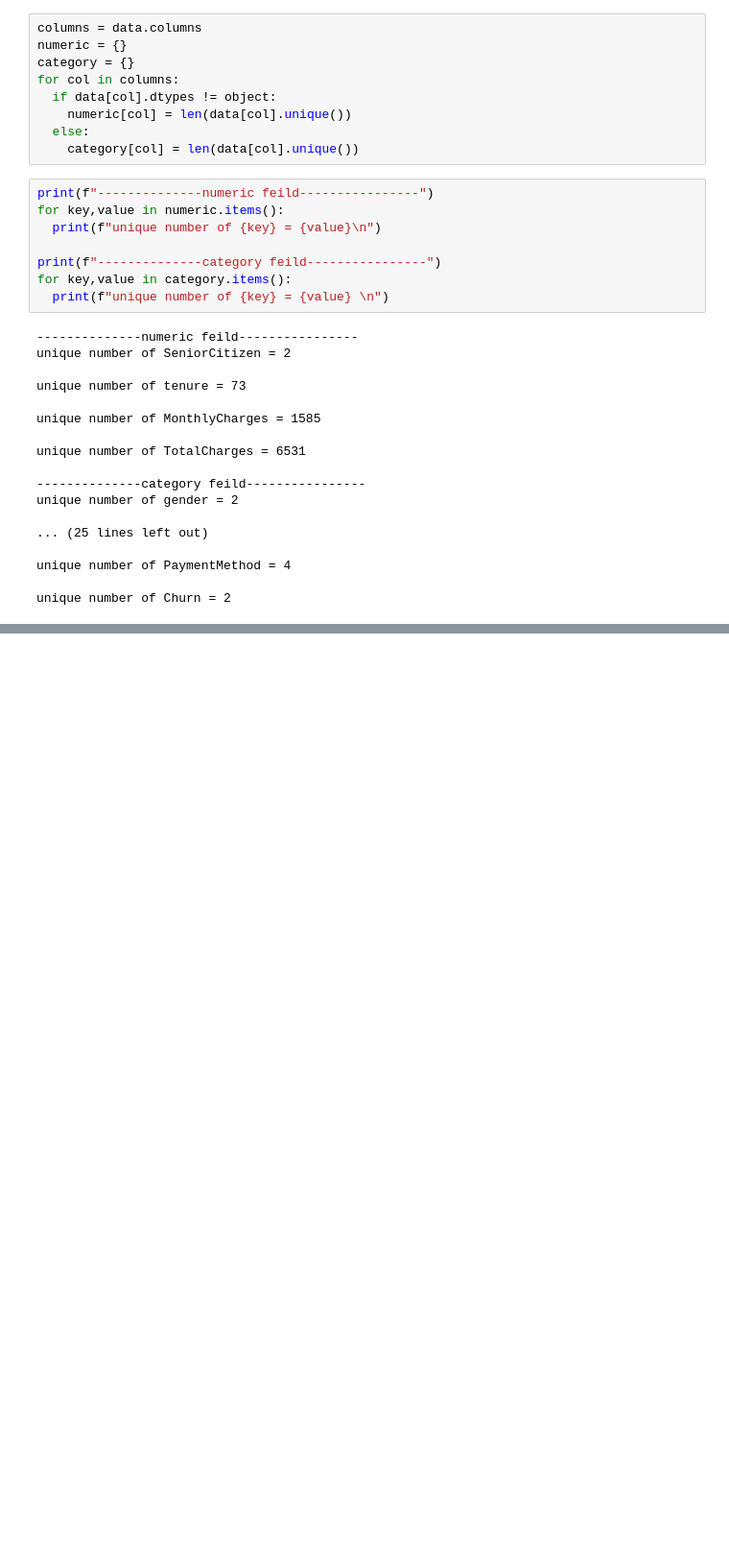
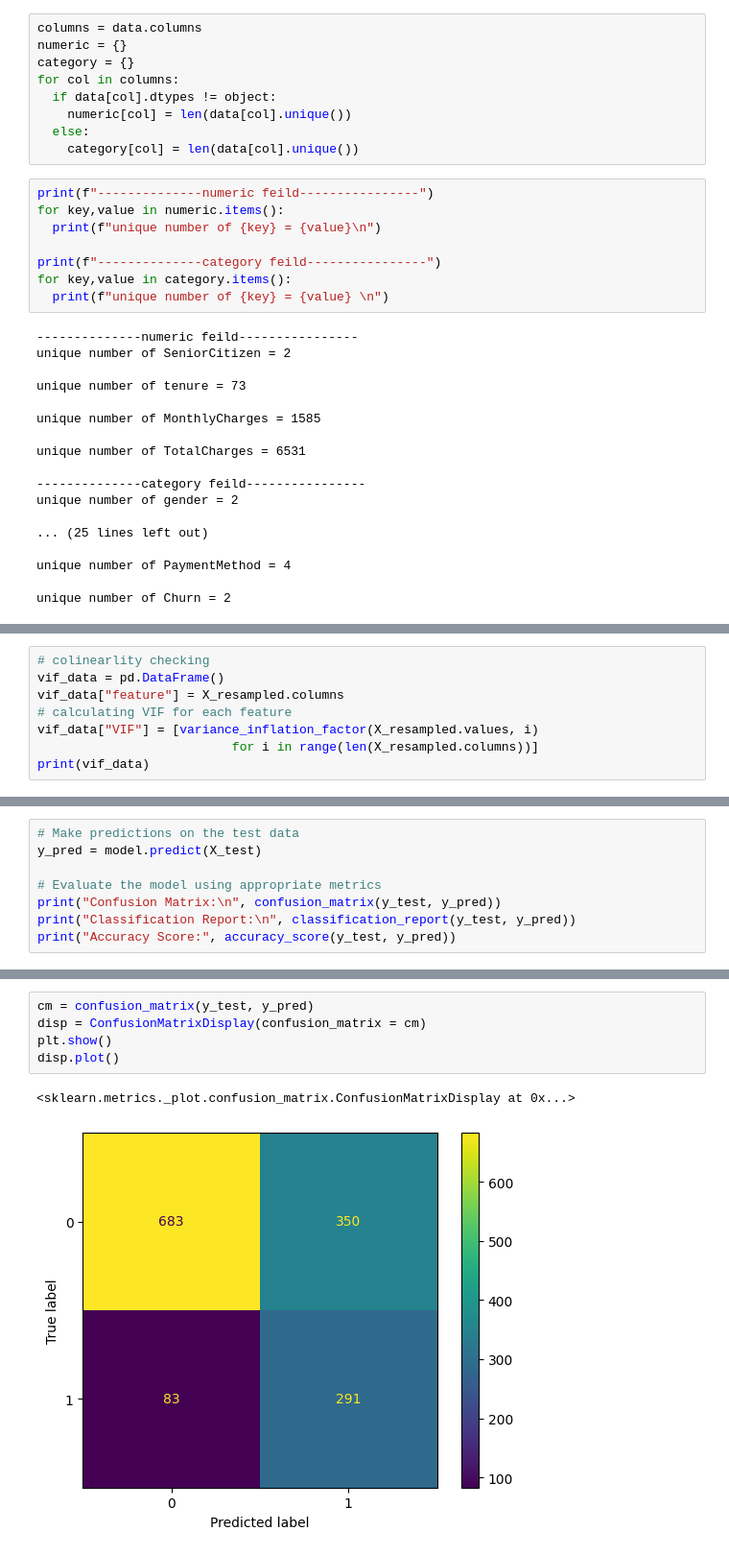
Before and after one commit to Modnarudom/modProject, a Jupyter notebook: churn.ipynb, the cells around one changed output, grey strips where cells are left out. Shown at 96% size. Drawn from its saved outputs; the diff is of its cells as text; blank space fills up the shorter version.

```diff
--- a/churn.ipynb
+++ b/churn.ipynb
@@ -208,0 +330,8 @@ unique number of Churn = 2
+# %%
+# colinearlity checking
+vif_data = pd.DataFrame()
+vif_data["feature"] = X_resampled.columns
+# calculating VIF for each feature
+vif_data["VIF"] = [variance_inflation_factor(X_resampled.values, i)
+                          for i in range(len(X_resampled.columns))]
+print(vif_data)
@@ -208,0 +422,8 @@ unique number of Churn = 2
+# %%
+# Make predictions on the test data
+y_pred = model.predict(X_test)
+
+# Evaluate the model using appropriate metrics
+print("Confusion Matrix:\n", confusion_matrix(y_test, y_pred))
+print("Classification Report:\n", classification_report(y_test, y_pred))
+print("Accuracy Score:", accuracy_score(y_test, y_pred))
@@ -208,0 +445,8 @@ unique number of Churn = 2
+# %%
+cm = confusion_matrix(y_test, y_pred)
+disp = ConfusionMatrixDisplay(confusion_matrix = cm)
+plt.show()
+disp.plot()
+# %% [output]
+<sklearn.metrics._plot.confusion_matrix.ConfusionMatrixDisplay at 0x...>
+[figure, added]
```
Also changed, not shown: parts of 25 cells of this notebook.
